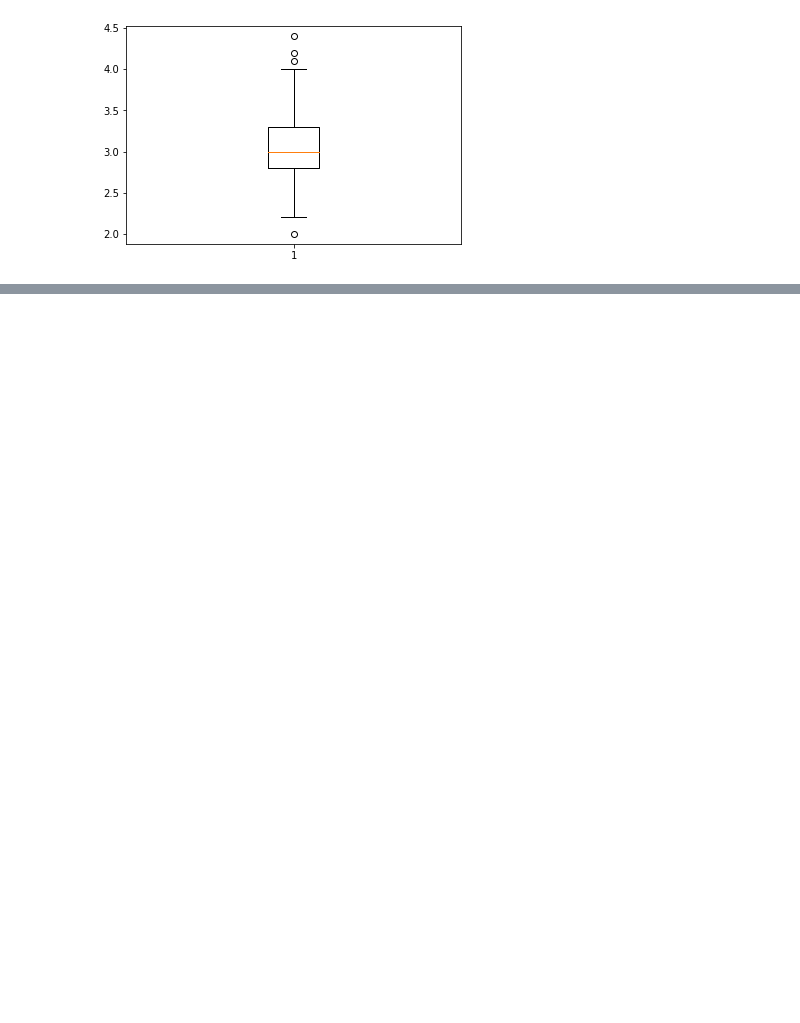
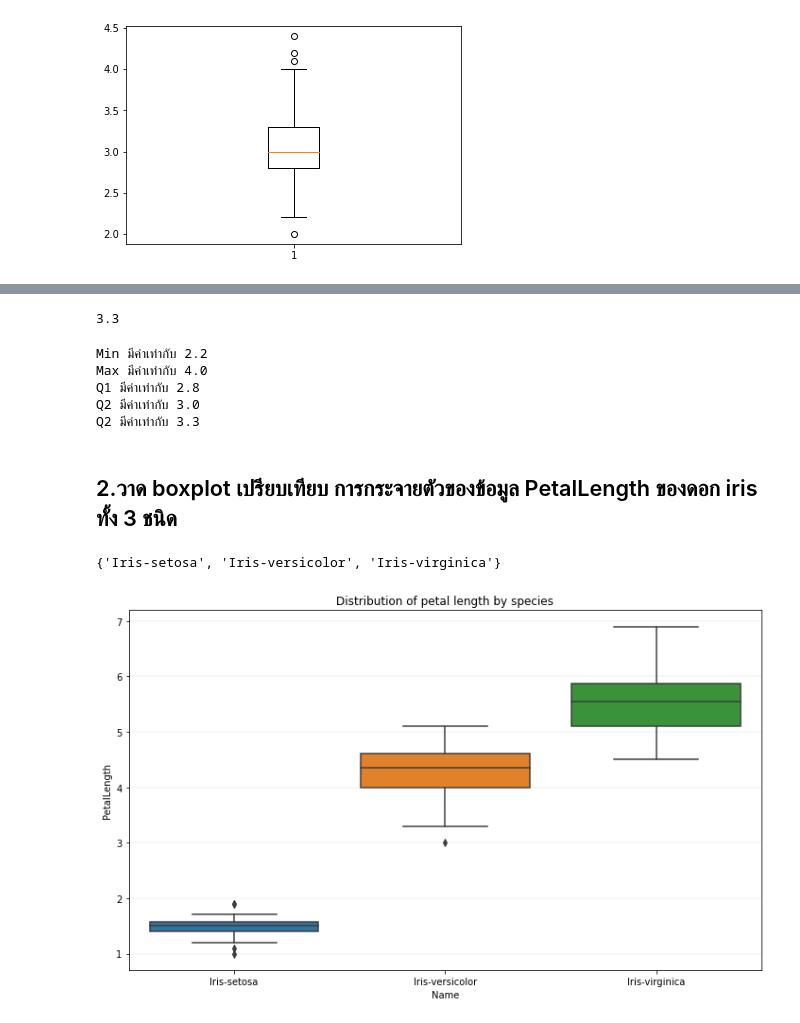
Before and after one commit to Jiraporn-klobrat/data_viz_2022, a Jupyter notebook: DataViz02_Data_Distribution.ipynb, the cells around one changed output, grey strips where cells are left out. Cells and saved outputs as stored; diff of their text form; code cells hidden in the pictures; blank space fills up the shorter version.

```diff
--- a/DataViz02_Data_Distribution.ipynb
+++ b/DataViz02_Data_Distribution.ipynb
@@ -363,0 +376,23 @@ box_vals(x)
+# %%
+Q3 = x['boxes'][0].get_xdata()[2]
+Q3
+# %% [output]
+3.3
+# %%
+print(f'Min มีค่าเท่ากับ {min}')
+print(f'Max มีค่าเท่ากับ {max}')
+print(f'Q1 มีค่าเท่ากับ {Q1}')
+print(f'Q2 มีค่าเท่ากับ {Q2}')
+print(f'Q2 มีค่าเท่ากับ {Q3}')
+# %% [output]
+Min มีค่าเท่ากับ 2.2
+Max มีค่าเท่ากับ 4.0
+Q1 มีค่าเท่ากับ 2.8
+Q2 มีค่าเท่ากับ 3.0
+Q2 มีค่าเท่ากับ 3.3
+# %% [markdown]
+## 2.วาด boxplot เปรียบเทียบ การกระจายตัวของข้อมูล PetalLength ของดอก iris ทั้ง 3 ชนิด
+# %%
+set(df['Name'])
+# %% [output]
+{'Iris-setosa', 'Iris-versicolor', 'Iris-virginica'}
@@ -363,0 +401,13 @@ box_vals(x)
+# %%
+# กำหนดขนาดของกราฟ
+fig, ax = plt.subplots(figsize=(12, 7))
+
+ax.grid(color='grey', axis='y', linestyle='-', linewidth=0.25, alpha=0.5)
+
+# ในกรณีที่เราอยากดูการกระจายของข้อมูลในแต่ละ Feature แต่อยากให้แบ่งแยกตามชนิดของ species(Class) ด้วย
+sns.boxplot(x='Name', y='PetalLength', data=df)
+
+# ตั้งชื่อ boxplot
+plt.title('Distribution of petal length by species');
+# %% [output]
+[figure, added]
```
Also changed, not shown: parts of 25 cells of this notebook.
